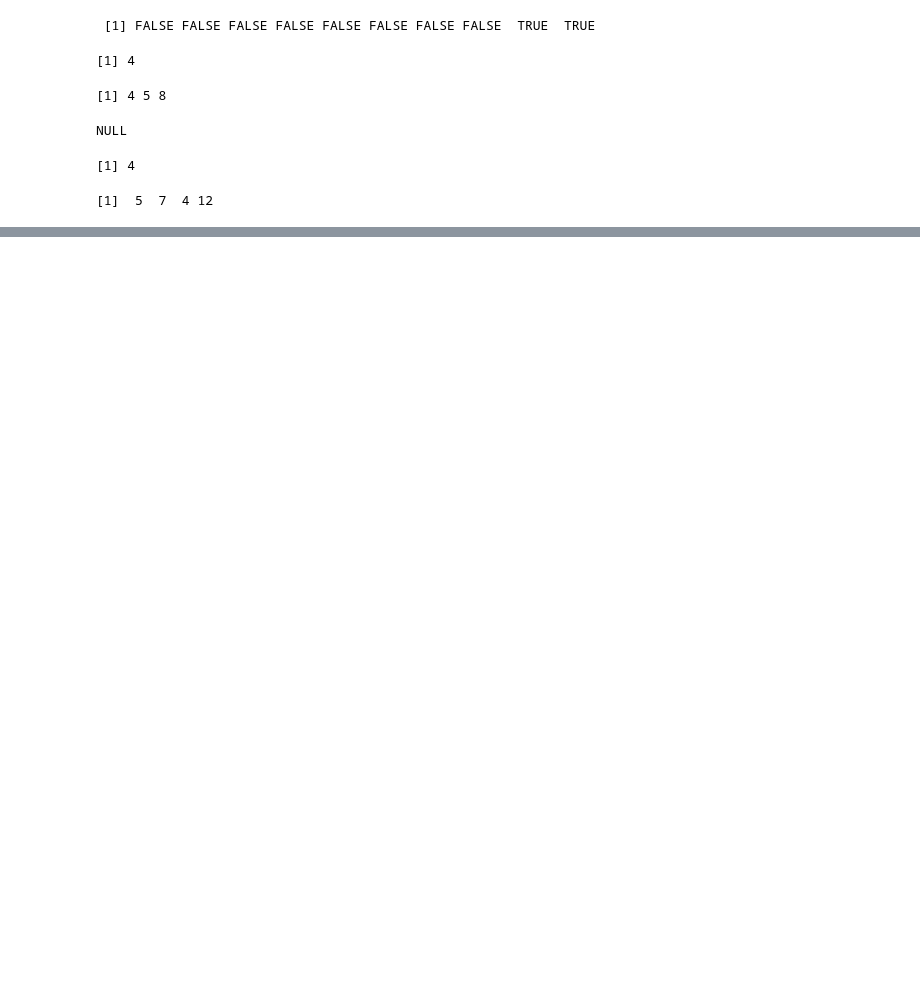
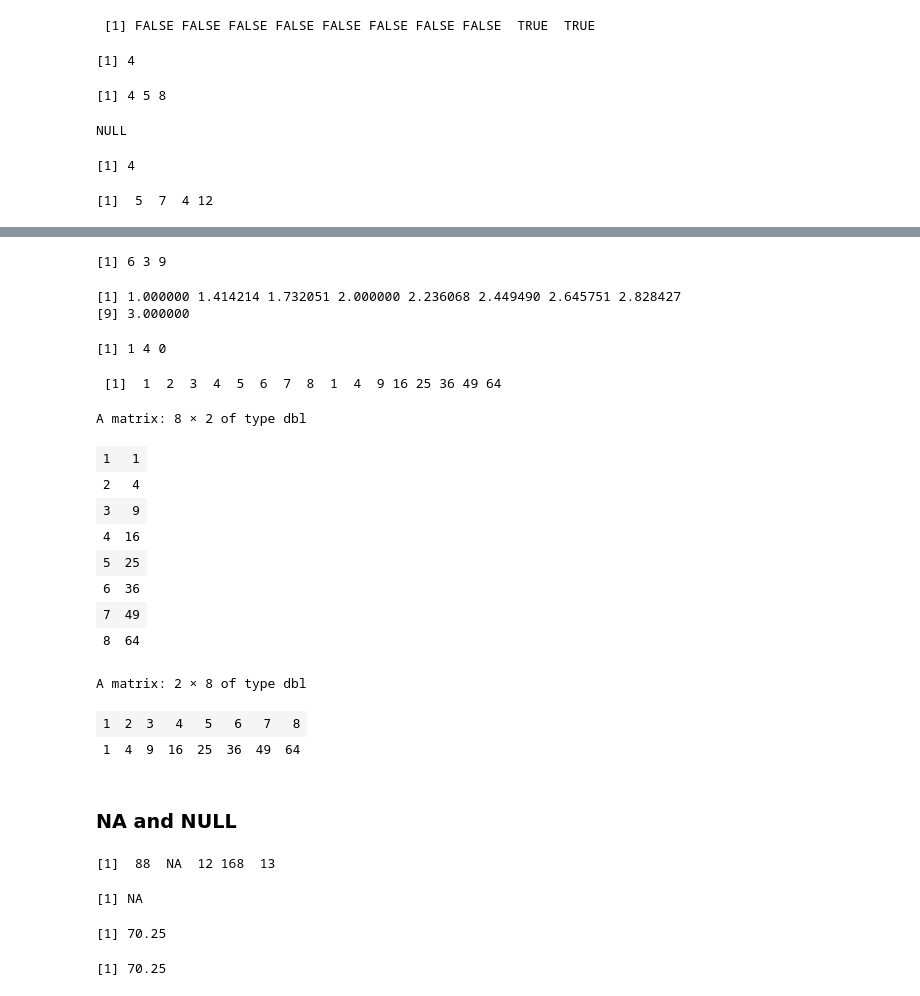
Before and after one commit to ilead-cong/learn, a Jupyter notebook: R_learn/base/vector.ipynb, the cells around one changed output, grey strips where cells are left out. Drawn from its saved outputs; the diff is of its cells as text; code cells hidden in the pictures; blank space fills up the shorter version.

```diff
--- a/R_learn/base/vector.ipynb
+++ b/R_learn/base/vector.ipynb
@@ -336,0 +346,65 @@ predc <- function(x,k){
+# %%
+w <- function(x) return(x+1)
+w(u)
+# %% [output]
+[1] 6 3 9
+# %%
+sqrt(1:9)
+# %% [output]
+[1] 1.000000 1.414214 1.732051 2.000000 2.236068 2.449490 2.645751 2.828427
+[9] 3.000000
+# %%
+y <- c(1.2, 3.9, 0.4)
+z <- round(y)
+z
+# %% [output]
+[1] 1 4 0
+# %%
+#向量输入、矩阵输出
+z12 <- function(z) return(c(z, z^2))
+# %%
+x <- 1:8
+z12(x)
+# %% [output]
+ [1]  1  2  3  4  5  6  7  8  1  4  9 16 25 36 49 64
+# %%
+matrix(z12(x), ncol=2)
+# %% [output]
+A matrix: 8 × 2 of type dbl
+| 1 | 1 |
+| 2 | 4 |
+| 3 | 9 |
+| 4 | 16 |
+| 5 | 25 |
+| 6 | 36 |
+| 7 | 49 |
+| 8 | 64 |
+# %%
+#sapply() (simplify apply) sapply(x, f)即对x的每一个元素使用函数f，并将结果转换成矩阵
+z12 <- function(z) return(c(z, z^2))
+sapply(1:8, z12)
+# %% [output]
+A matrix: 2 × 8 of type dbl
+| 1 | 2 | 3 | 4 | 5 | 6 | 7 | 8 |
+| 1 | 4 | 9 | 16 | 25 | 36 | 49 | 64 |
+# %% [markdown]
+### NA and NULL
+# %%
+# NA的使用
+x <- c(88, NA, 12, 168, 13)
+x
+# %% [output]
+[1]  88  NA  12 168  13
+# %%
+mean(x)
+# %% [output]
+[1] NA
+# %%
+mean(x, na.rm=T)
+# %% [output]
+[1] 70.25
+# %%
+x <- c(88, NULL, 12, 168, 13)
+mean(x)
+# %% [output]
+[1] 70.25
```
Also changed, not shown: parts of 26 cells of this notebook.
